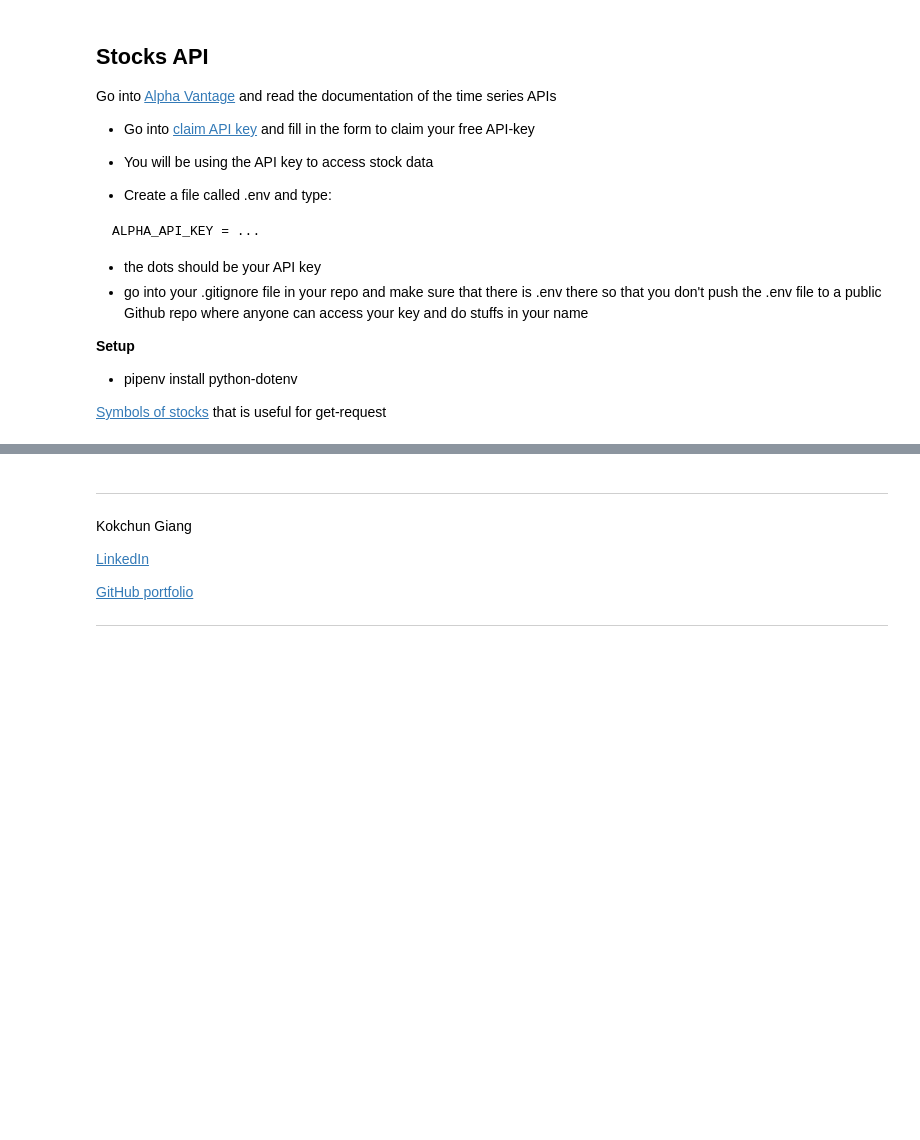
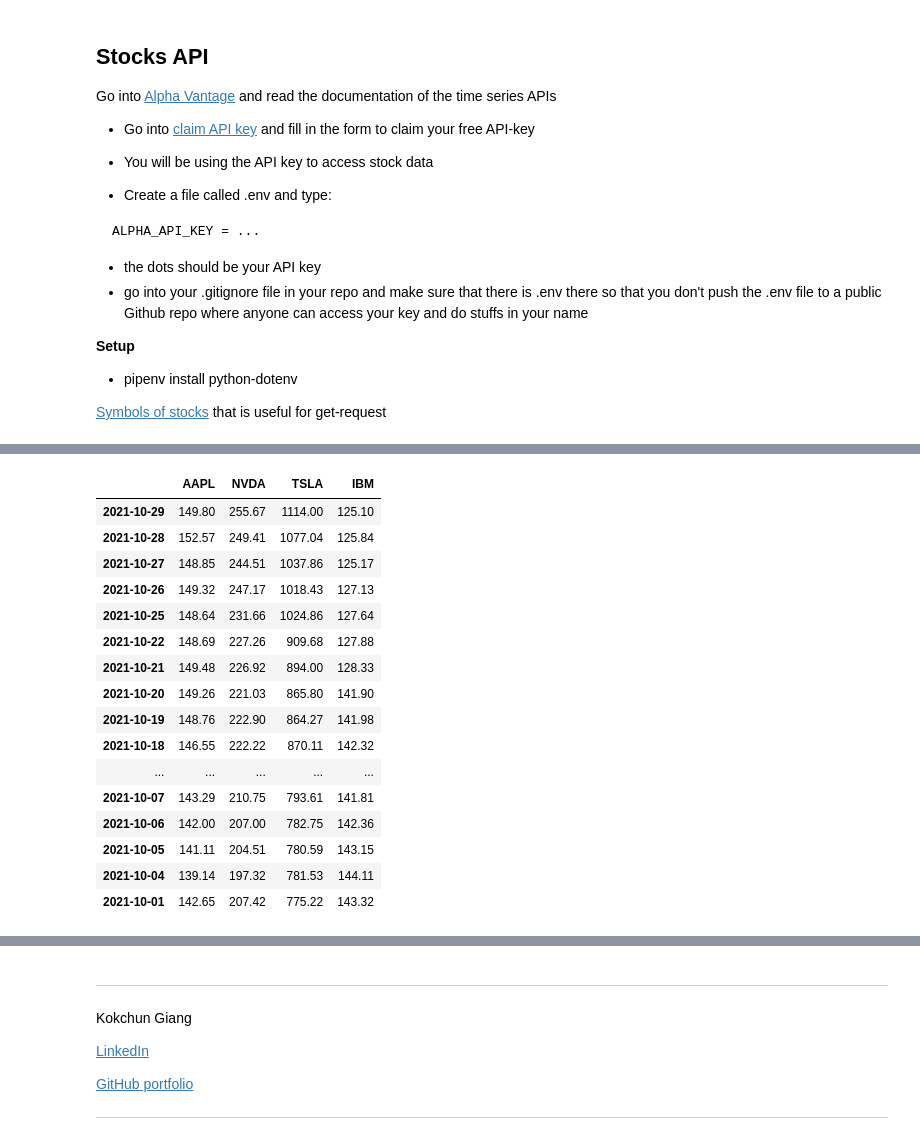
Before and after one commit to kokchun/Databehandling, a Jupyter notebook: Lectures/L4.1-api-stocks.ipynb, the cells around one changed output, grey strips where cells are left out. Cells and saved outputs as stored; diff of their text form; code cells hidden in the pictures; blank space fills up the shorter version.

```diff
--- a/Lectures/L4.1-api-stocks.ipynb
+++ b/Lectures/L4.1-api-stocks.ipynb
@@ -53,0 +125,20 @@ api_key = os.getenv("ALPHA_API_KEY")
+# %%
+stocks.loc["2021-10"]  # gives all rows for this month
+# %% [output]
+|  | AAPL | NVDA | TSLA | IBM |
+| 2021-10-29 | 149.80 | 255.67 | 1114.00 | 125.10 |
+| 2021-10-28 | 152.57 | 249.41 | 1077.04 | 125.84 |
+| 2021-10-27 | 148.85 | 244.51 | 1037.86 | 125.17 |
+| 2021-10-26 | 149.32 | 247.17 | 1018.43 | 127.13 |
+| 2021-10-25 | 148.64 | 231.66 | 1024.86 | 127.64 |
+| 2021-10-22 | 148.69 | 227.26 | 909.68 | 127.88 |
+| 2021-10-21 | 149.48 | 226.92 | 894.00 | 128.33 |
+| 2021-10-20 | 149.26 | 221.03 | 865.80 | 141.90 |
+| 2021-10-19 | 148.76 | 222.90 | 864.27 | 141.98 |
+| 2021-10-18 | 146.55 | 222.22 | 870.11 | 142.32 |
+| ... | ... | ... | ... | ... |
+| 2021-10-07 | 143.29 | 210.75 | 793.61 | 141.81 |
+| 2021-10-06 | 142.00 | 207.00 | 782.75 | 142.36 |
+| 2021-10-05 | 141.11 | 204.51 | 780.59 | 143.15 |
+| 2021-10-04 | 139.14 | 197.32 | 781.53 | 144.11 |
+| 2021-10-01 | 142.65 | 207.42 | 775.22 | 143.32 |
```
Also changed, not shown: parts of 9 cells of this notebook.
